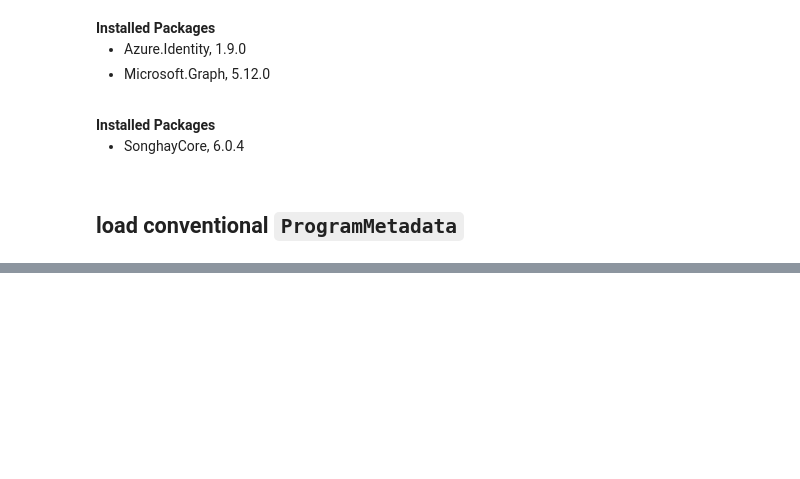
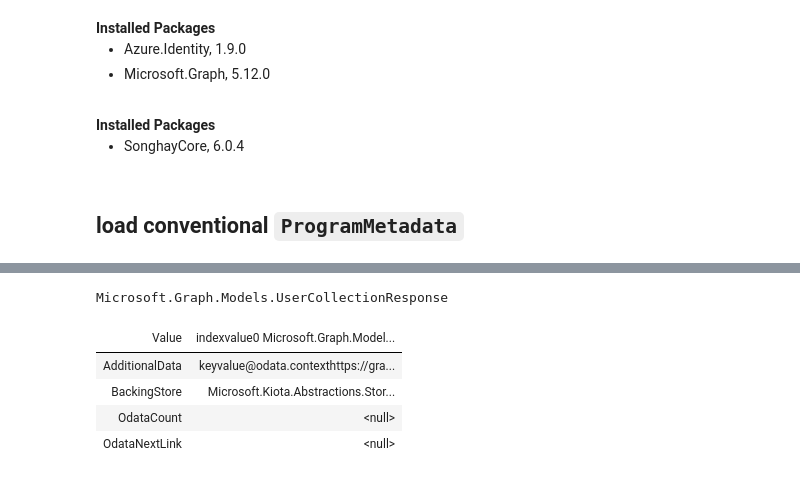
Before and after one commit to BryanWilhite/jupyter-central, a Jupyter notebook: funkykb/csharp/microsoft-graph-device-code-credential.ipynb, the cells around one changed output, grey strips where cells are left out. Cells and saved outputs as stored; diff of their text form; code cells hidden in the pictures; blank space fills up the shorter version.

```diff
--- a/funkykb/csharp/microsoft-graph-device-code-credential.ipynb
+++ b/funkykb/csharp/microsoft-graph-device-code-credential.ipynb
@@ -86,16 +127,23 @@ res.Content.ReadAsStringAsync().GetAwaiter().GetResult()
 # %%
 using Microsoft.Graph;
 
-var client = new GraphServiceClient(credential, scopes);
+var client = new GraphServiceClient(credential, new [] { restMeta.ClaimsSet["resource-scopes-ms-graph"] });
 
 var users = await client.Users.GetAsync(config =>
     {
         config.QueryParameters.Select = new[] { "DisplayName", "CompanyName" };
         config.QueryParameters.Top = 5;
         config.QueryParameters.Orderby = new[] { "DisplayName" };
     });
 
 users
+# %% [output]
+Microsoft.Graph.Models.UserCollectionResponse
+| Value | indexvalue0 Microsoft.Graph.Model... |
+| AdditionalData | keyvalue@odata.contexthttps://gra... |
+| BackingStore | Microsoft.Kiota.Abstractions.Stor... |
+| OdataCount | <null> |
+| OdataNextLink | <null> |
 # %%
 var me = await client.Me.GetAsync();
 
```
Also changed, not shown: parts of 14 cells of this notebook.
